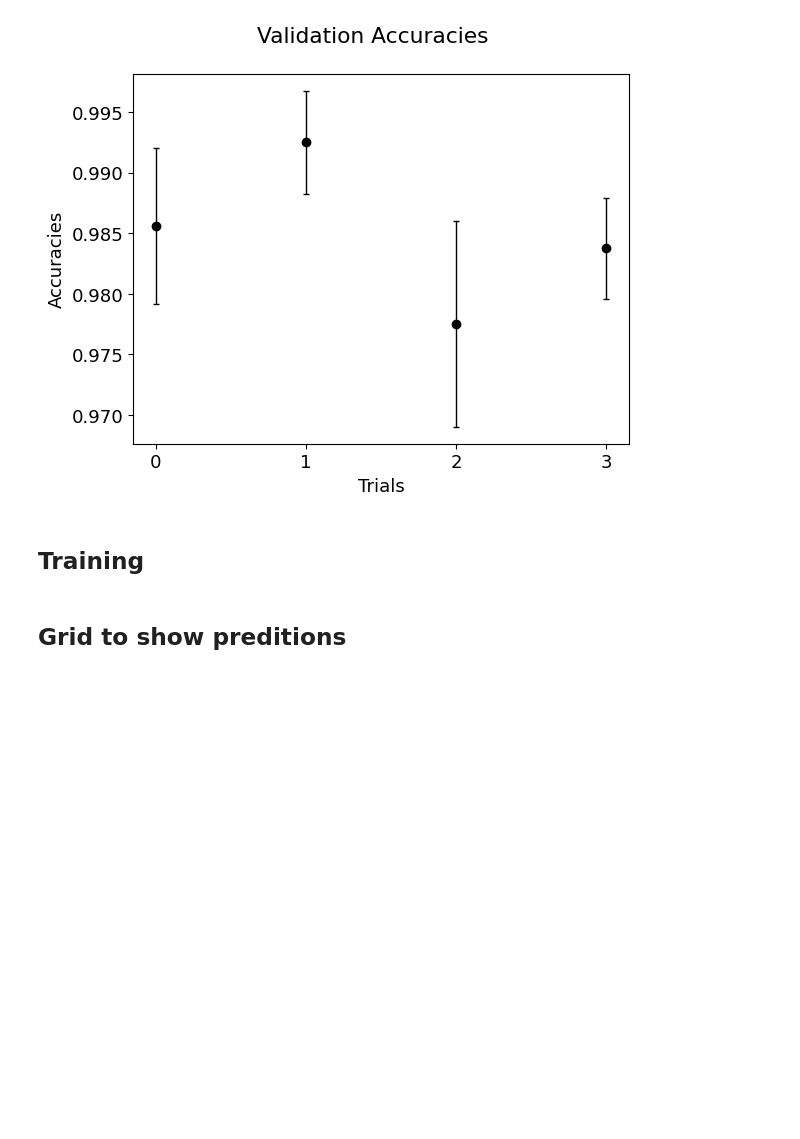
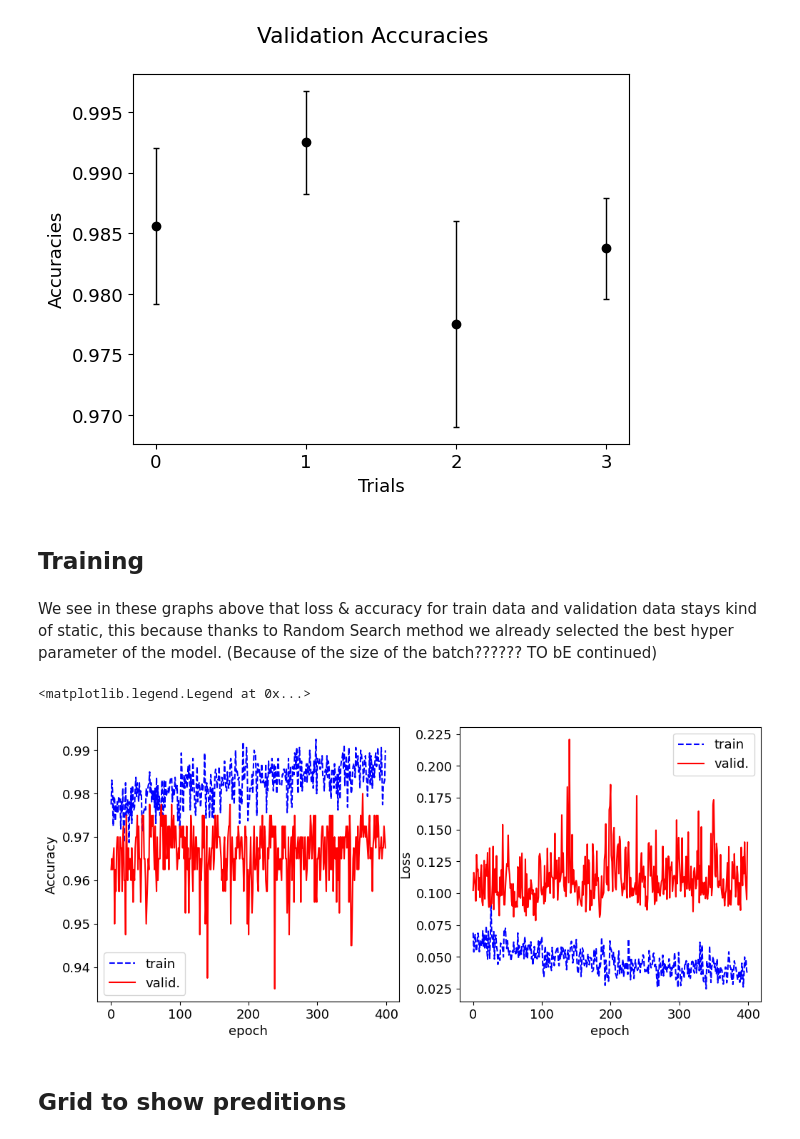
Before and after one commit to BelliLuigi/LCP-B, a Jupyter notebook: ex1/group2510_exercise1.ipynb, the cells around one changed output. Cells and saved outputs as stored; diff of their text form; code cells hidden in the pictures; blank space fills up the shorter version.

```diff
--- a/ex1/group2510_exercise1.ipynb
+++ b/ex1/group2510_exercise1.ipynb
@@ -184,7 +234,7 @@ def build_model(hp):
     model.add(Dense(L, input_shape=(L,), activation='relu'))
     hidd_active = hp.Choice('hidd_activation', ['sigmoid','relu','elu'])
 
-    # 3 not so hidden layers
+    # 3 hidden layers
     for layer_num in range(1, 4):
         model.add(Dense(20, activation=hidd_active))
         model.add(Dropout(hp.Float(f'Dropout_{layer_num}', min_value=0, max_value=0.2, step=0.1)))
@@ -200,9 +250,20 @@ def build_model(hp):
     model.compile(loss='binary_crossentropy', optimizer=hyper_optimizer, metrics=["accuracy"])
     return model
 
-build_model(keras_tuner.HyperParameters())
-tuner = RandomSearch(hypermodel=build_model, objective="val_accuracy", max_trials=15, executions_per_trial=1, overwrite=True, project_name='search')
-tuner.search(x_train[200:], y_train[200:], epochs=400, validation_data=(x_train[:200], y_train[:200]))
+
+build_model(keras_tuner.HyperParameters()) # Construction of the model
+tuner = keras_tuner.RandomSearch(hypermodel=build_model,
+                                 objective="val_accuracy", # parameter that evaluates the best perfoming epoch of trial, because validation accuracy does not
+                                 ########################### behave monothnically, so we pick the best value.
+                                 max_trials=15,  # 15 models, with random choices of hyperparameters
+                                 executions_per_trial=2, # two trials in case of some errors, by limited ram or whatsoever.
+                                 overwrite=True, #this to avoid to pick up old models of when we were trying to understand how everything worked.
+                                 project_name='search'# directory where trials are saved.
+                                ) # Calling the model, with some parameters as above described.
+tuner.search(x_train[200:],
+             y_train[200:],
+             epochs=400,  #
+             validation_data=(x_train[:200], y_train[:200])) #implementing the actual search
 # %% [output]
 Trial 15 Complete [00h 00m 41s]
 val_accuracy: 0.9649999737739563
@@ -252,0 +273,3 @@ Score: 0.5149999856948853
+# %%
+tuner.results_summary(num_trials=5) # In our run, first five model had validation performance above 0.90, so we selected these.
+models = tuner.get_best_models(num_models=5)  # Selecting the first 4 best models by accuracy
@@ -305,3 +354,23 @@ fit = best_model.fit(x_train, y_train, batch_size = 50, validation_data=(x_test,
+# %% [markdown]
+We see in these graphs above that loss & accuracy for train data and validation data stays kind of static, this because thanks to Random Search method we already selected the best hyper parameter of the model. (Because of the size of the batch?????? TO bE continued)
+# %%
+fig,AX=plt.subplots(1,2,figsize=(12,5.))
+ax=AX[0]
+
+ax.plot(fit.history['accuracy'],label="train",c="b",ls="--")
+ax.plot(fit.history['val_accuracy'],label="valid.",c="r")
+ax.set_xlabel('epoch')
+ax.set_ylabel("Accuracy")
+ax.legend()
+ax=AX[1]
+ax.plot(fit.history['loss'],label="train",c="b",ls="--")
+ax.plot(fit.history['val_loss'],label="valid.",c="r")
+ax.set_xlabel('epoch')
+ax.set_ylabel("Loss")
+ax.legend()
+# %% [output]
+<matplotlib.legend.Legend at 0x...>
+[figure, added]
 # %% [markdown]
 ## Grid to show preditions
 # %%
```
Also changed, not shown: parts of 9 cells of this notebook.
